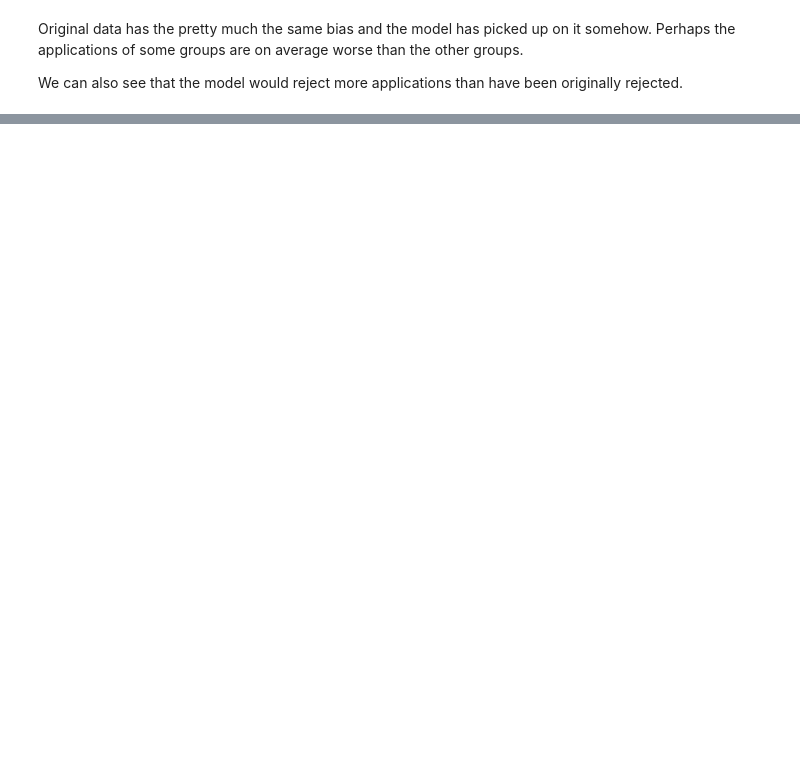
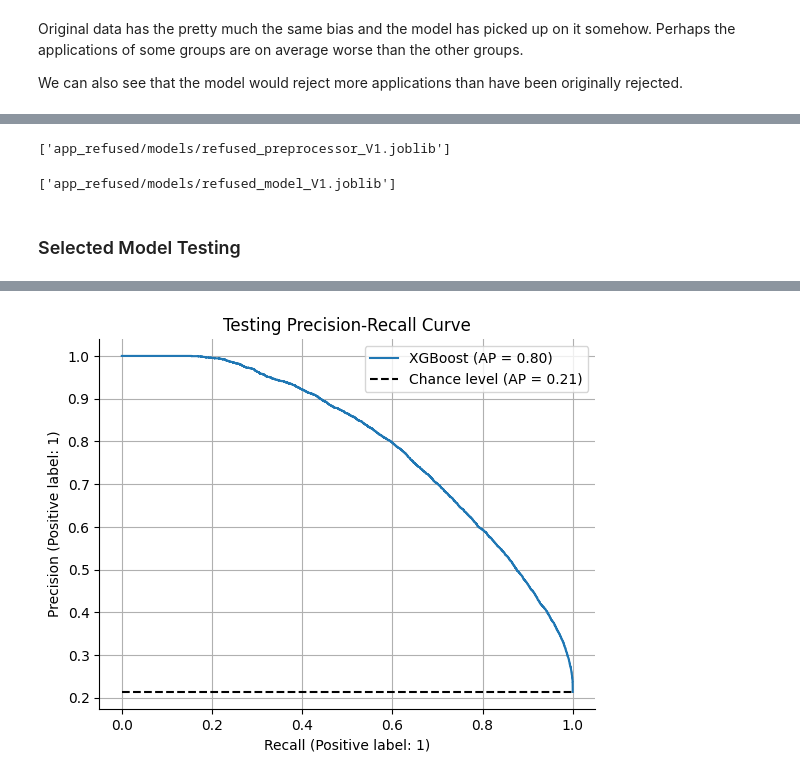
Before and after one commit to Vienmarskinis/home_credit_default_risk, a Jupyter notebook: step4_refused.ipynb, the cells around one changed output, grey strips where cells are left out. Drawn from its saved outputs; the diff is of its cells as text; code cells hidden in the pictures; blank space fills up the shorter version.

Commit message:
test and deploy models

```diff
--- a/step4_refused.ipynb
+++ b/step4_refused.ipynb
@@ -801,0 +797,20 @@ We can also see that the model would reject more applications than have been ori
+# %%
+X_train = df.drop(columns=constants.REFUSED_MODEL_TARGETS)
+y_train = df["NAME_CONTRACT_STATUS_Refused"]
+
+X_train_tf = preprocessor.fit_transform(X_train, y_train)
+
+n_estimators = model.best_iteration
+
+model_retrained = xgb.XGBClassifier(
+    objective="binary:logistic",
+    n_estimators=n_estimators,
+    learning_rate=0.2,
+    seed=42,
+    random_state=42,
+)
+model_retrained.fit(
+    X_train_tf,
+    y_train,
+    verbose=0,
+)
@@ -801,0 +829,36 @@ We can also see that the model would reject more applications than have been ori
+# %%
+dump(preprocessor, "app_refused/models/refused_preprocessor_V1.joblib")
+# %% [output]
+['app_refused/models/refused_preprocessor_V1.joblib']
+# %%
+dump(model_retrained, "app_refused/models/refused_model_V1.joblib")
+# %% [output]
+['app_refused/models/refused_model_V1.joblib']
+# %% [markdown]
+### Selected Model Testing
+# %%
+df_prev_app_test = pd.read_parquet(r"data\test\df_prev_app.parquet", engine="pyarrow")
+df_prev_app_test = df_prev_app_test[
+    ~(df_prev_app_test["NAME_CONTRACT_STATUS"] == "Canceled")
+]
+df_prev_app_test["NAME_CONTRACT_STATUS_Refused"] = np.where(
+    df_prev_app_test["NAME_CONTRACT_STATUS"] == "Refused", 1, 0
+)
+
+X_test = df_prev_app_test.drop(columns=constants.REFUSED_MODEL_TARGETS)
+y_test = df_prev_app_test["NAME_CONTRACT_STATUS_Refused"]
+
+X_test_tf = preprocessor.transform(X_test)
+# %%
+pred_proba = model_retrained.predict_proba(X_test_tf)
+
+loss = log_loss(y_test, pred_proba[:, 1])
+print(f"log loss: {loss:1.3f}")
+disp = PrecisionRecallDisplay.from_estimator(
+    model_retrained, X_test_tf, y_test, name="XGBoost", plot_chance_level=True
+)
+_ = disp.ax_.set_title(f"Testing Precision-Recall Curve")
+plt.legend(loc=1)
+plt.grid()
+sns.despine()
+# %% [output]
@@ -801,0 +866 @@ We can also see that the model would reject more applications than have been ori
+[figure, added]
```
Also changed, not shown: parts of 42 cells of this notebook, 6 other files.
